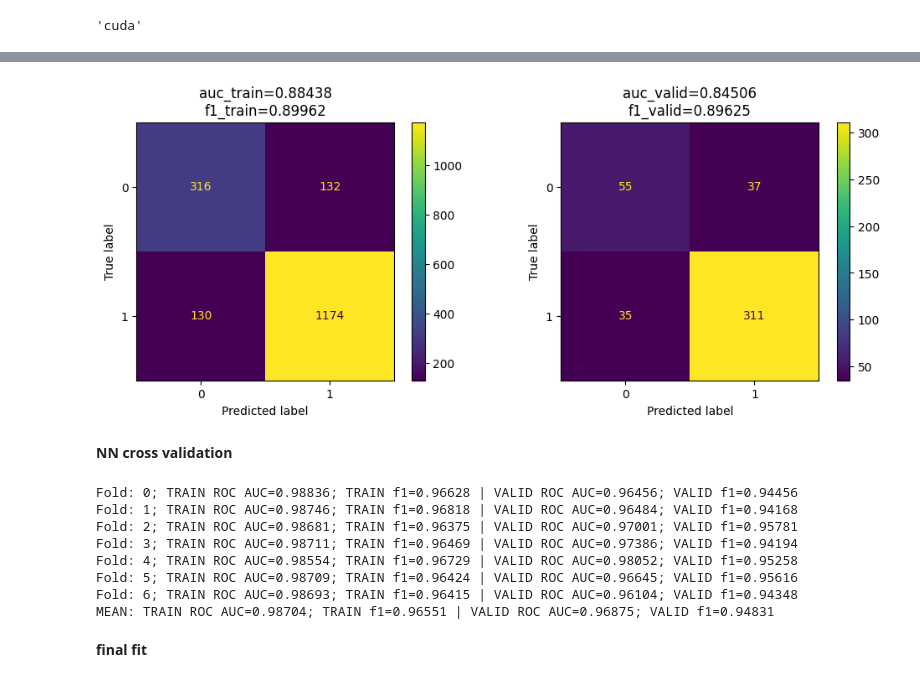
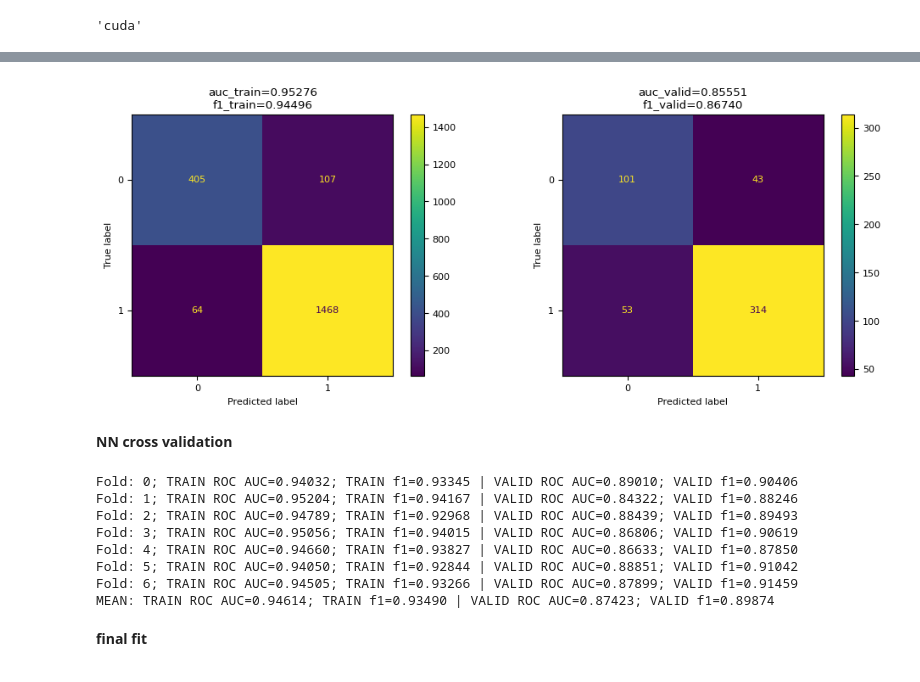
Before and after one commit to j2cry/playground, a Jupyter notebook: S5E3/research.ipynb, the cells around one changed output, grey strips where cells are left out. Drawn from its saved outputs; the diff is of its cells as text; code cells hidden in the pictures.

```diff
--- a/S5E3/research.ipynb
+++ b/S5E3/research.ipynb
@@ -709,36 +707,36 @@ class Model:
 torch.manual_seed(11)
 DAYS = 3
 dataset = Dataset(SGD_X, y, size=DAYS)
 
 model = Model(
     days=DAYS,
     features=SGD_X.shape[1],
-    hidden_channels=1,
-    linear_channels=72,
+    hidden_channels=12,
+    linear_channels=96,
     criterion=torch.nn.BCELoss(),
     # criterion=torch.nn.HuberLoss(delta=0.8),
     lr=0.01,
 )
 X_train, X_valid, y_train, y_valid = train_test_split(SGD_X, y, test_size=0.2, shuffle=False, random_state=19)
 model.fit(X_train, y_train, epochs=50, batch_size=1024, verbose=False)
 
 # predicting
 y_pred_train = model.predict_proba(X_train)
 y_pred_valid = model.predict_proba(X_valid)
 # scoring
 auc_train = roc_auc_score(y_train, y_pred_train)
 auc_valid = roc_auc_score(y_valid, y_pred_valid)
 f1_train = f1_score(y_train, y_pred_train > 0.5)
 f1_valid = f1_score(y_valid, y_pred_valid > 0.5)
 # drawing
 fig, ax = plt.subplots(1, 2, figsize=(12, 4))
 ConfusionMatrixDisplay.from_predictions(y_train, y_pred_train.numpy() > 0.5, ax=ax[0])
 ConfusionMatrixDisplay.from_predictions(y_valid, y_pred_valid.numpy() > 0.5, ax=ax[1])
 ax[0].set_title(f'{auc_train=:.5f}\n{f1_train=:.5f}')
 ax[1].set_title(f'{auc_valid=:.5f}\n{f1_valid=:.5f}')
 plt.show()
 # %% [output]
-[figure, old version]
+[figure, new version]
 # %% [markdown]
 __NN cross validation__
 # %%
@@ -767,14 +765,14 @@ def nn_checkup(estimator_base, X, y, folds=7, **fit_params):
 torch.manual_seed(11)
 _ = nn_checkup(model, SGD_X, y, epochs=10, batch_size=512, verbose=False)
 # %% [output]
-Fold: 0; TRAIN ROC AUC=0.98836; TRAIN f1=0.96628 | VALID ROC AUC=0.96456; VALID f1=0.94456
-Fold: 1; TRAIN ROC AUC=0.98746; TRAIN f1=0.96818 | VALID ROC AUC=0.96484; VALID f1=0.94168
-Fold: 2; TRAIN ROC AUC=0.98681; TRAIN f1=0.96375 | VALID ROC AUC=0.97001; VALID f1=0.95781
-Fold: 3; TRAIN ROC AUC=0.98711; TRAIN f1=0.96469 | VALID ROC AUC=0.97386; VALID f1=0.94194
-Fold: 4; TRAIN ROC AUC=0.98554; TRAIN f1=0.96729 | VALID ROC AUC=0.98052; VALID f1=0.95258
-Fold: 5; TRAIN ROC AUC=0.98709; TRAIN f1=0.96424 | VALID ROC AUC=0.96645; VALID f1=0.95616
-Fold: 6; TRAIN ROC AUC=0.98693; TRAIN f1=0.96415 | VALID ROC AUC=0.96104; VALID f1=0.94348
-MEAN: TRAIN ROC AUC=0.98704; TRAIN f1=0.96551 | VALID ROC AUC=0.96875; VALID f1=0.94831
+Fold: 0; TRAIN ROC AUC=0.94032; TRAIN f1=0.93345 | VALID ROC AUC=0.89010; VALID f1=0.90406
+Fold: 1; TRAIN ROC AUC=0.95204; TRAIN f1=0.94167 | VALID ROC AUC=0.84322; VALID f1=0.88246
+Fold: 2; TRAIN ROC AUC=0.94789; TRAIN f1=0.92968 | VALID ROC AUC=0.88439; VALID f1=0.89493
+Fold: 3; TRAIN ROC AUC=0.95056; TRAIN f1=0.94015 | VALID ROC AUC=0.86806; VALID f1=0.90619
+Fold: 4; TRAIN ROC AUC=0.94660; TRAIN f1=0.93827 | VALID ROC AUC=0.86633; VALID f1=0.87850
+Fold: 5; TRAIN ROC AUC=0.94050; TRAIN f1=0.92844 | VALID ROC AUC=0.88851; VALID f1=0.91042
+Fold: 6; TRAIN ROC AUC=0.94505; TRAIN f1=0.93266 | VALID ROC AUC=0.87899; VALID f1=0.91459
+MEAN: TRAIN ROC AUC=0.94614; TRAIN f1=0.93490 | VALID ROC AUC=0.87423; VALID f1=0.89874
 # %% [markdown]
 __final fit__
 # %%
```
Also changed, not shown: parts of 9 cells of this notebook.
